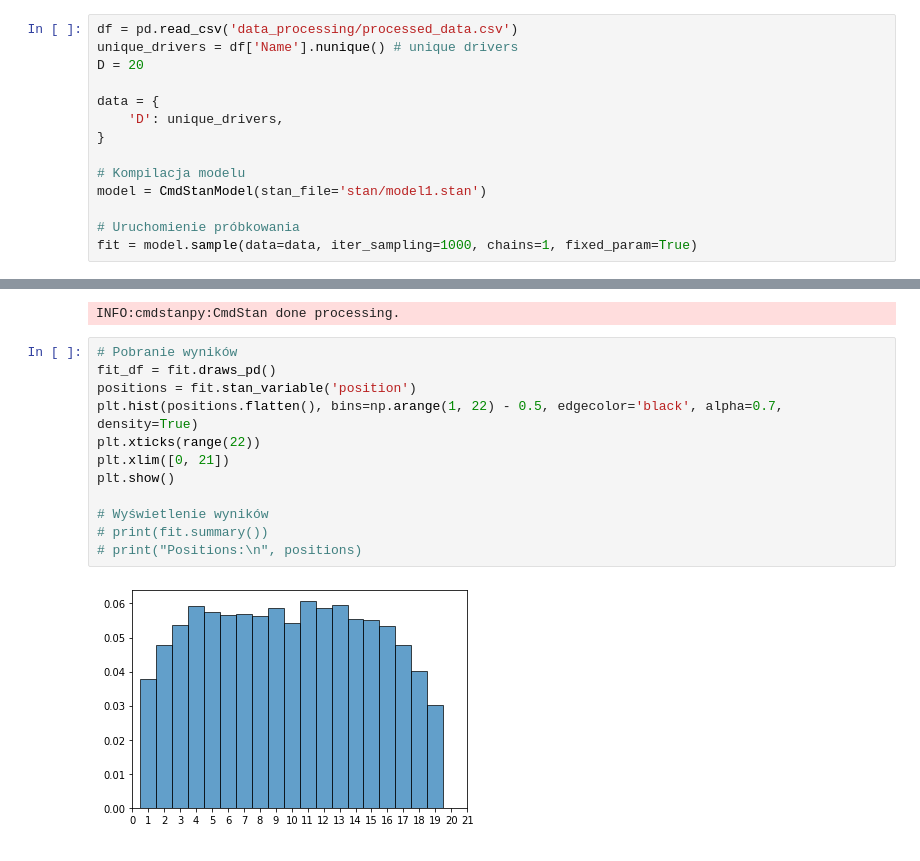
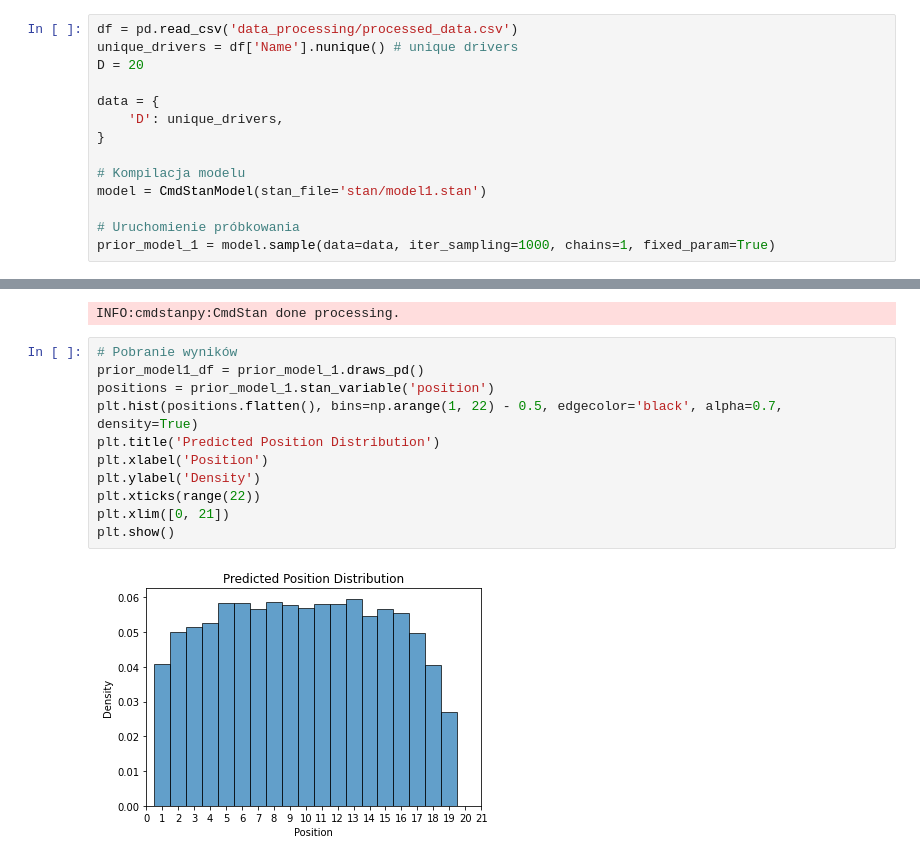
Before and after one commit to andrzejjnk/bayesian_f1, a Jupyter notebook: f1_project.ipynb, the cells around one changed output, grey strips where cells are left out. Drawn from its saved outputs; the diff is of its cells as text.

```diff
--- a/f1_project.ipynb
+++ b/f1_project.ipynb
@@ -186,7 +187,7 @@ data = {
 model = CmdStanModel(stan_file='stan/model1.stan')
 
 # Uruchomienie próbkowania
-fit = model.sample(data=data, iter_sampling=1000, chains=1, fixed_param=True)
+prior_model_1 = model.sample(data=data, iter_sampling=1000, chains=1, fixed_param=True)
 # %% [output]
 INFO:cmdstanpy:compiling stan file /home/bayesian_f1/stan/model1.stan to exe file /home/bayesian_f1/stan/model1
 INFO:cmdstanpy:compiled model executable: /home/bayesian_f1/stan/model1
@@ -195,15 +196,14 @@ chain 1 |██████████| 00:00 Sampling completed
 INFO:cmdstanpy:CmdStan done processing.
 # %%
 # Pobranie wyników
-fit_df = fit.draws_pd()
-positions = fit.stan_variable('position')
+prior_model1_df = prior_model_1.draws_pd()
+positions = prior_model_1.stan_variable('position')
 plt.hist(positions.flatten(), bins=np.arange(1, 22) - 0.5, edgecolor='black', alpha=0.7, density=True)
+plt.title('Predicted Position Distribution')
+plt.xlabel('Position')
+plt.ylabel('Density')
 plt.xticks(range(22))
 plt.xlim([0, 21])
 plt.show()
-
-# Wyświetlenie wyników
-# print(fit.summary())
-# print("Positions:\n", positions)
 # %% [output]
-[figure, old version]
+[figure, new version]
```
Also changed, not shown: parts of 37 cells of this notebook, 8 other files.
